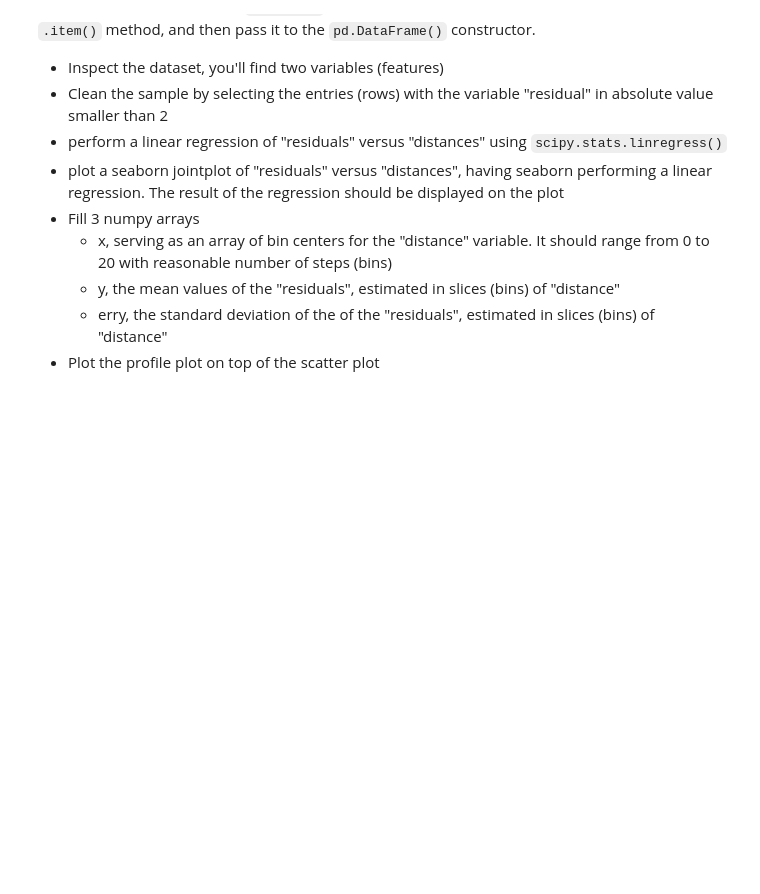
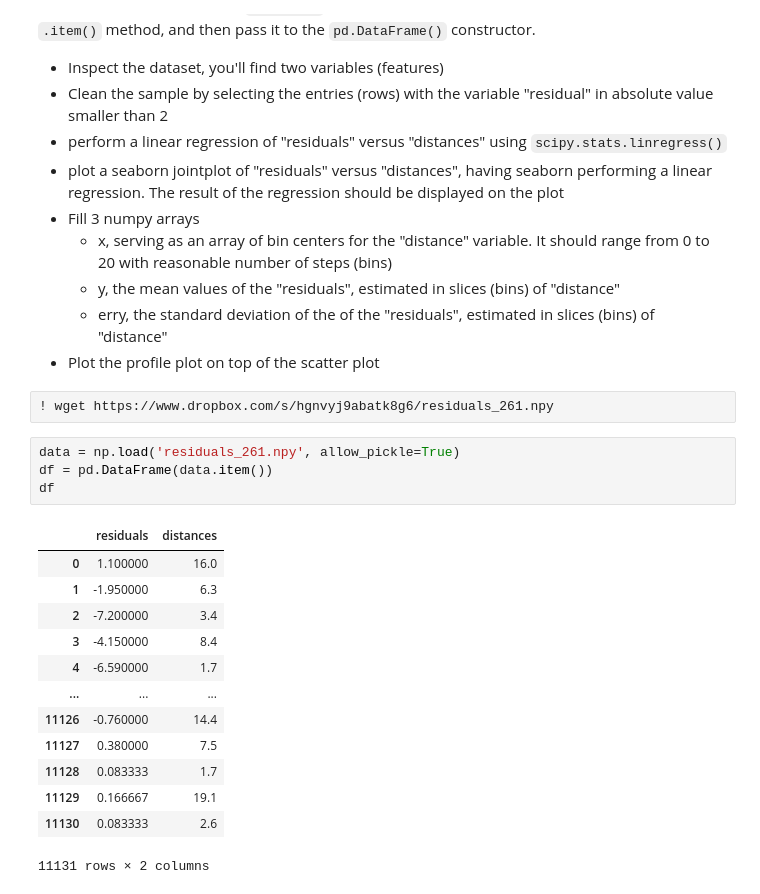
Before and after one commit to Sara-Munafo/LaboratoryOfComputationalPhysics_Y5, a Jupyter notebook: 07_Visualization_exercises.ipynb, the cells around one changed output. Saved outputs shown, nothing was run; the diff lists cells and outputs as text; blank space fills up the shorter version.

```diff
--- a/07_Visualization_exercises.ipynb
+++ b/07_Visualization_exercises.ipynb
@@ -170,3 +155,23 @@ Note that you should use the `np.load()` function to load the file as a numpy ar
   * y, the mean values of the "residuals", estimated in slices (bins) of "distance"
   * erry, the standard deviation of the  of the "residuals", estimated in slices (bins) of "distance"
 * Plot the profile plot on top of the scatter plot
+# %%
+! wget https://www.dropbox.com/s/hgnvyj9abatk8g6/residuals_261.npy
+# %%
+data = np.load('residuals_261.npy', allow_pickle=True)
+df = pd.DataFrame(data.item())
+df
+# %% [output]
+|  | residuals | distances |
+| 0 | 1.100000 | 16.0 |
+| 1 | -1.950000 | 6.3 |
+| 2 | -7.200000 | 3.4 |
+| 3 | -4.150000 | 8.4 |
+| 4 | -6.590000 | 1.7 |
+| ... | ... | ... |
+| 11126 | -0.760000 | 14.4 |
+| 11127 | 0.380000 | 7.5 |
+| 11128 | 0.083333 | 1.7 |
+| 11129 | 0.166667 | 19.1 |
+| 11130 | 0.083333 | 2.6 |
+11131 rows × 2 columns
```
Also changed, not shown: parts of 15 cells of this notebook.
